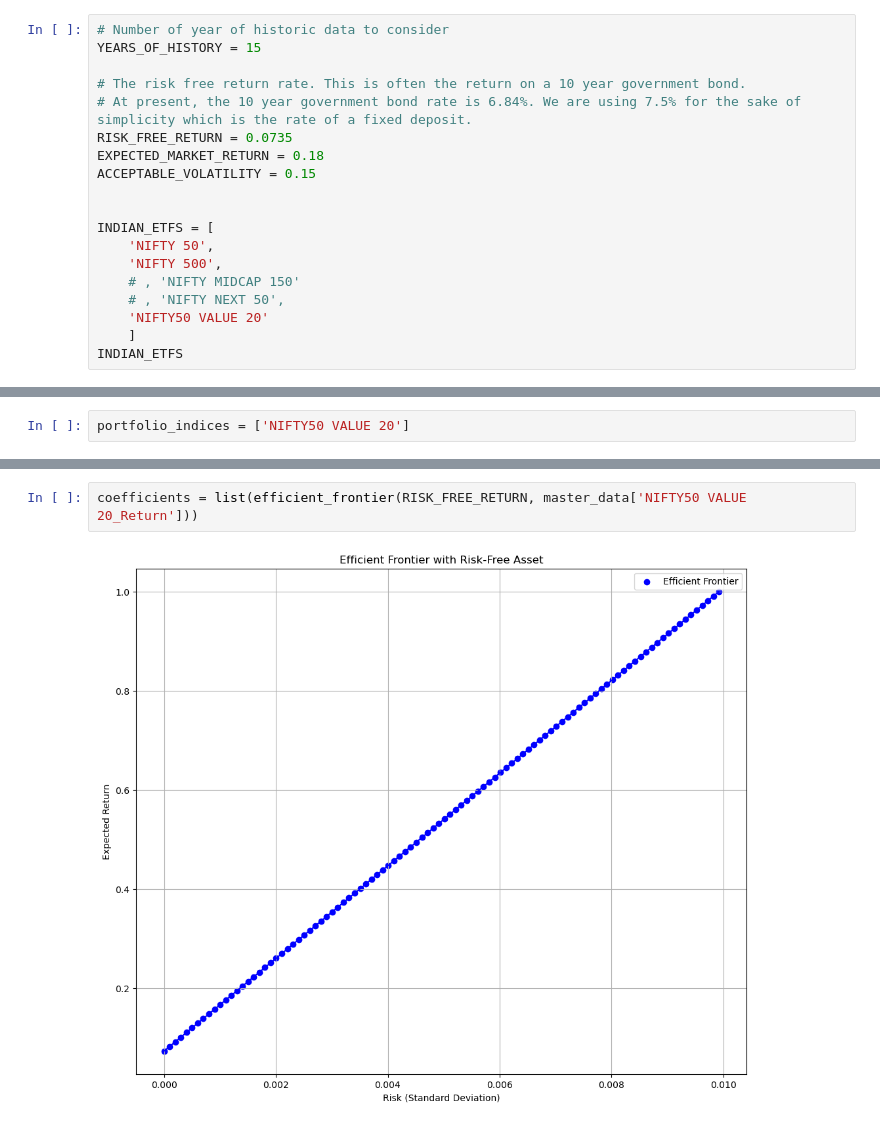
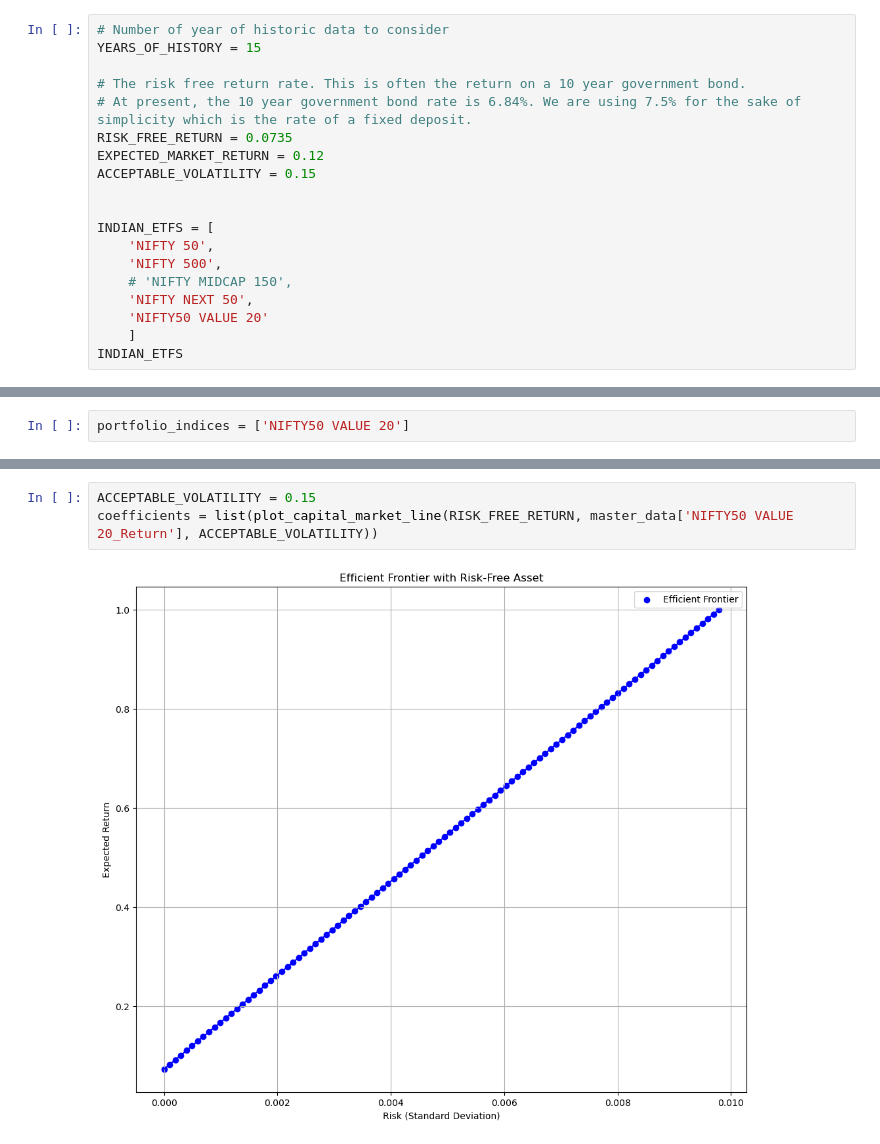
Before and after one commit to akhilesh84/pythonlab, a Jupyter notebook: Notebooks/Finance/Portfolio Construction with index funds.ipynb, the cells around one changed output, grey strips where cells are left out. Saved outputs shown, nothing was run; the diff lists cells and outputs as text.

```diff
--- a/Notebooks/Finance/Portfolio Construction with index funds.ipynb
+++ b/Notebooks/Finance/Portfolio Construction with index funds.ipynb
@@ -14,15 +14,15 @@ YEARS_OF_HISTORY = 15
 # The risk free return rate. This is often the return on a 10 year government bond.
 # At present, the 10 year government bond rate is 6.84%. We are using 7.5% for the sake of simplicity which is the rate of a fixed deposit.
 RISK_FREE_RETURN = 0.0735
-EXPECTED_MARKET_RETURN = 0.18
+EXPECTED_MARKET_RETURN = 0.12
 ACCEPTABLE_VOLATILITY = 0.15
 
 
 INDIAN_ETFS = [
     'NIFTY 50',
     'NIFTY 500',
-    # , 'NIFTY MIDCAP 150'
-    # , 'NIFTY NEXT 50',
+    # 'NIFTY MIDCAP 150',
+    'NIFTY NEXT 50',
     'NIFTY50 VALUE 20'
     ]
 INDIAN_ETFS
@@ -131,6 +140,7 @@ plt.show()
 # %%
-coefficients = list(efficient_frontier(RISK_FREE_RETURN, master_data['NIFTY50 VALUE 20_Return']))
+ACCEPTABLE_VOLATILITY = 0.15
+coefficients = list(plot_capital_market_line(RISK_FREE_RETURN, master_data['NIFTY50 VALUE 20_Return'], ACCEPTABLE_VOLATILITY))
 # %% [output]
-[figure, old version]
+[figure, new version]
 # %% [markdown]
 The efficient frontier curve can be a straight line when combining a risk-free asset with a single risky asset. This straight line is known as the Capital Market Line (CML). The CML represents the risk-return trade-off of a portfolio that combines a risk-free asset with a market portfolio.
```
Also changed, not shown: parts of 9 cells of this notebook, 3 other files.
